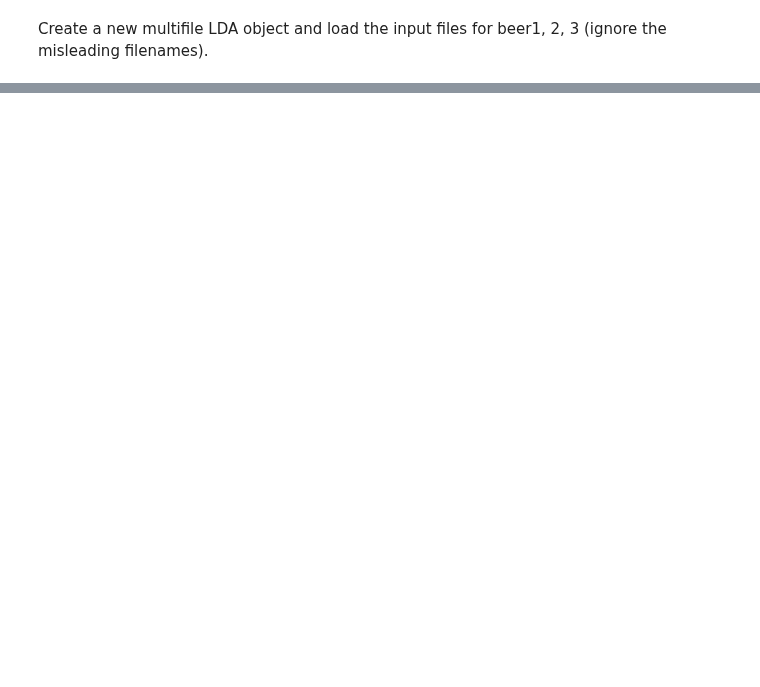
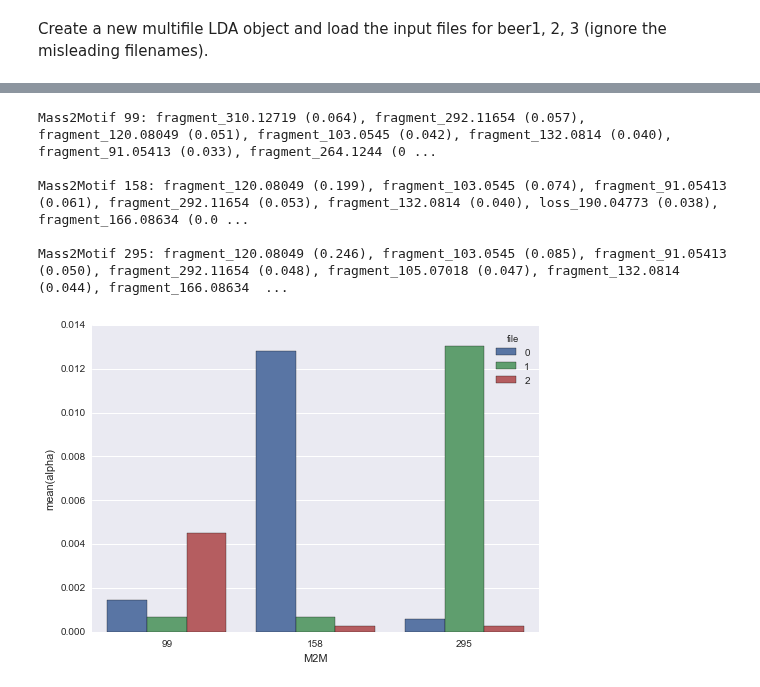
Before and after one commit to sdrogers/metabolomics_tools, a Jupyter notebook: multifile_lda/multifile_LDA_demo.ipynb, the cells around one changed output, grey strips where cells are left out. Drawn from its saved outputs; the diff is of its cells as text; code cells hidden in the pictures; blank space fills up the shorter version.

```diff
--- a/multifile_lda/multifile_LDA_demo.ipynb
+++ b/multifile_lda/multifile_LDA_demo.ipynb
@@ -120,0 +131,11 @@ lda.plot_motif_degrees(interesting)
+# %%
+interesting = [99, 158, 295]
+lda.print_top_words(with_probabilities=True, selected=interesting)
+_ = lda.plot_e_alphas(interesting)
+# %% [output]
+Mass2Motif 99: fragment_310.12719 (0.064), fragment_292.11654 (0.057), fragment_120.08049 (0.051), fragment_103.0545 (0.042), fragment_132.0814 (0.040), fragment_91.05413 (0.033), fragment_264.1244 (0 ...
+
+Mass2Motif 158: fragment_120.08049 (0.199), fragment_103.0545 (0.074), fragment_91.05413 (0.061), fragment_292.11654 (0.053), fragment_132.0814 (0.040), loss_190.04773 (0.038), fragment_166.08634 (0.0 ...
+
+Mass2Motif 295: fragment_120.08049 (0.246), fragment_103.0545 (0.085), fragment_91.05413 (0.050), fragment_292.11654 (0.048), fragment_105.07018 (0.047), fragment_132.0814 (0.044), fragment_166.08634  ...
+[figure, added]
```
Also changed, not shown: parts of 25 cells of this notebook, 6 other files.
